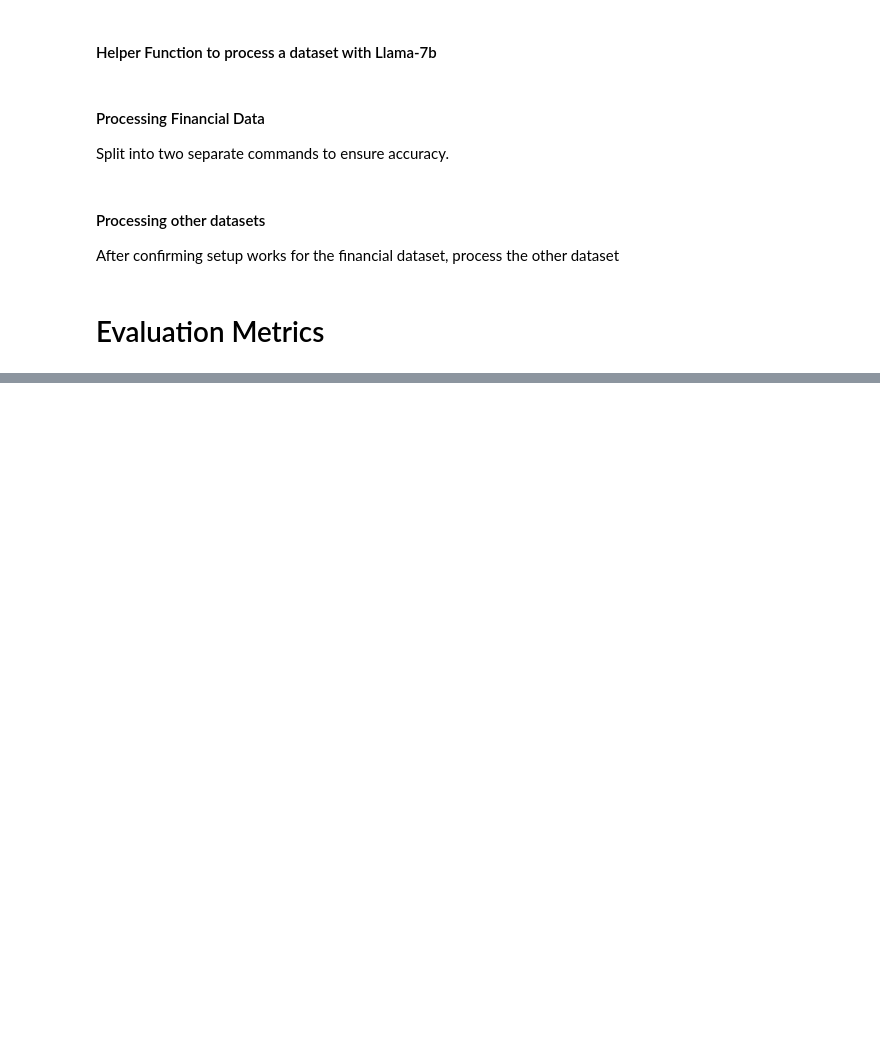
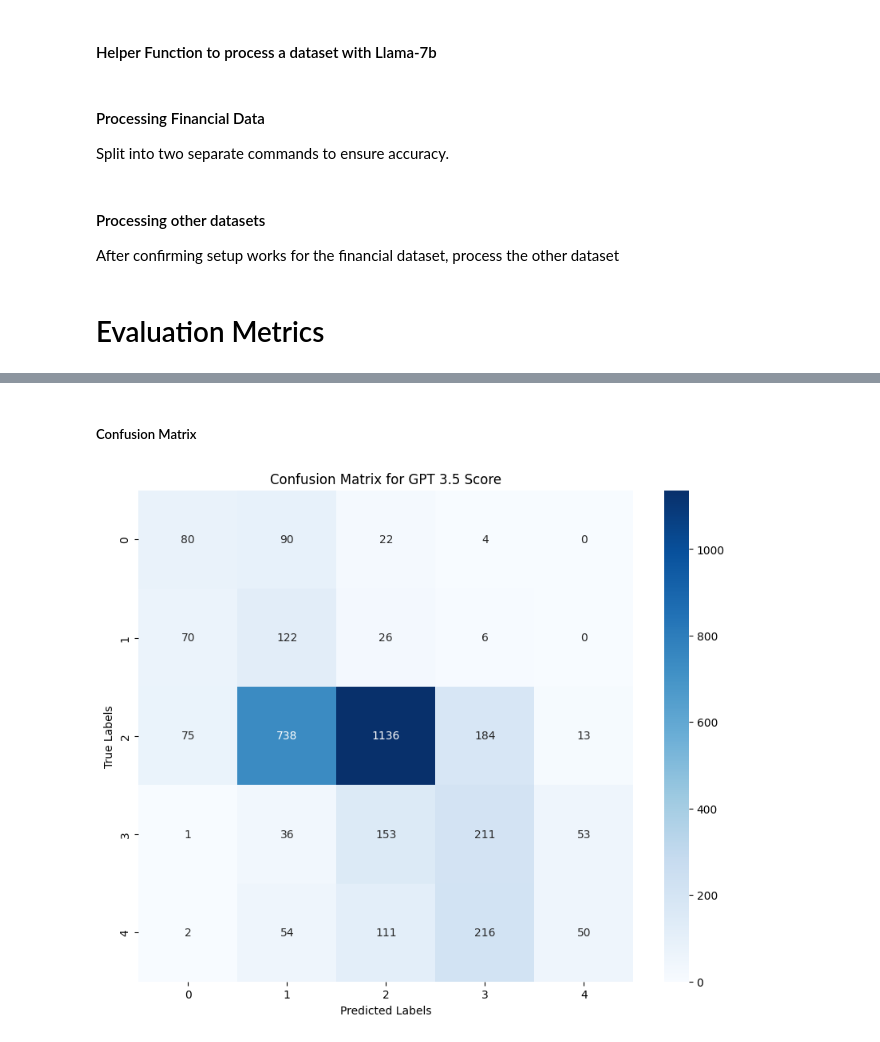
Before and after one commit to Abhi-Vellore/LLMSentiment, a Jupyter notebook: src/main.ipynb, the cells around one changed output, grey strips where cells are left out. Saved outputs shown, nothing was run; the diff lists cells and outputs as text; code cells hidden in the pictures; blank space fills up the shorter version.

```diff
--- a/src/main.ipynb
+++ b/src/main.ipynb
@@ -305,15 +339,0 @@ plt.show()
-# %%
-# Combine all datasets into a single DataFrame for correlation analysis
-combined_df = pd.DataFrame()
-for dataset_file in datasets:
-    df = pd.read_csv(dataset_file)
-    combined_df = combined_df.append(df, ignore_index=True)
-
-# Calculate correlations
-correlation_matrix = combined_df[models].corr()  # Use model names as column names
-
-# Plot the correlation matrix
-plt.figure(figsize=(12, 10))
-sns.heatmap(correlation_matrix, annot=True, cmap='coolwarm', fmt='.2f', vmin=-1, vmax=1)
-plt.title('Correlation Matrix of Model Predictions')
-plt.show()
@@ -319,0 +380,33 @@ plt.show()
+# %% [markdown]
+##### Confusion Matrix
+# %%
+# Dictionary to store predictions and actuals for each model
+model_predictions = {model: [] for model in models}
+actual_labels = []
+
+# Loop over the dataset files
+for dataset_file in datasets:
+    # Read the dataset
+    df = pd.read_csv(dataset_file)
+
+    # Extend the actual labels list
+    actual_labels.extend(df['Actual_Score'])
+
+    # For each model, extend the corresponding predictions list
+    for model in models:
+        model_predictions[model].extend(df[model])
+
+# Now create and plot a confusion matrix for each model
+for model in models:
+    # Compute the confusion matrix
+    cm = confusion_matrix(actual_labels, model_predictions[model])
+
+    # Plot the confusion matrix
+    plt.figure(figsize=(10, 8))
+    sns.heatmap(cm, annot=True, fmt='d', cmap='Blues')
+    plt.title(f'Confusion Matrix for {model}')
+    plt.xlabel('Predicted Labels')
+    plt.ylabel('True Labels')
+    plt.show()
+# %% [output]
+[figure, added]
```
Also changed, not shown: parts of 14 cells of this notebook, 3 other files.
